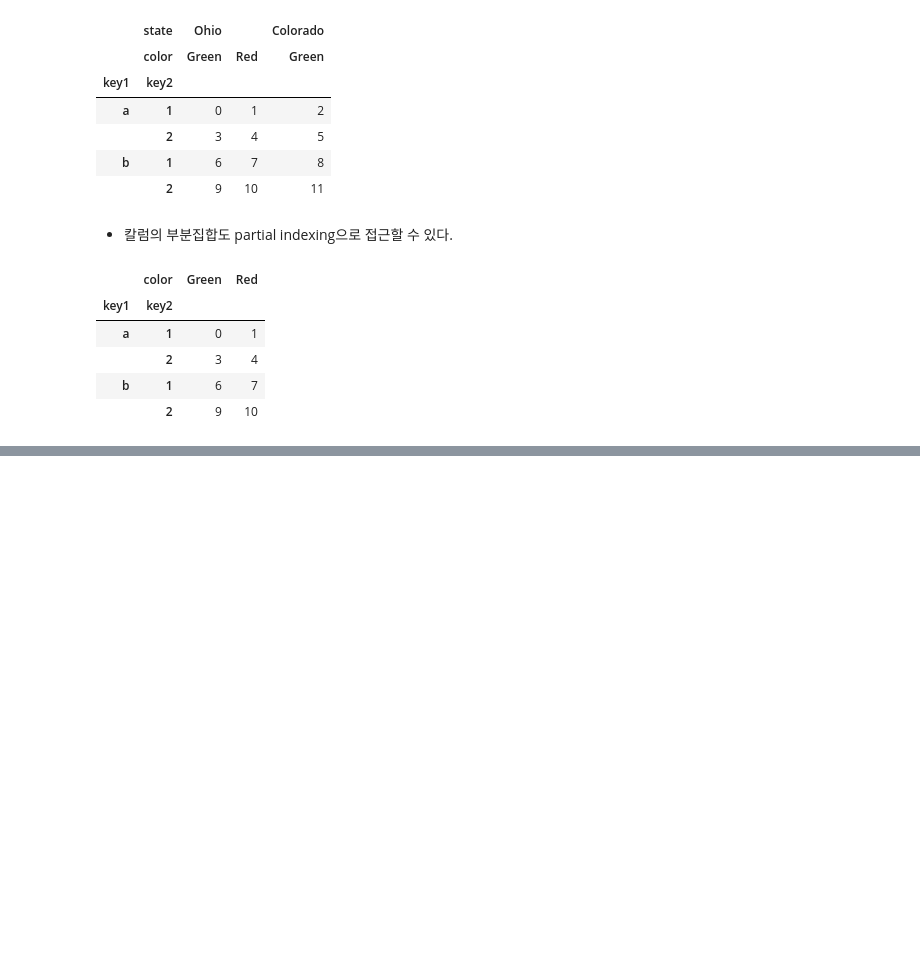
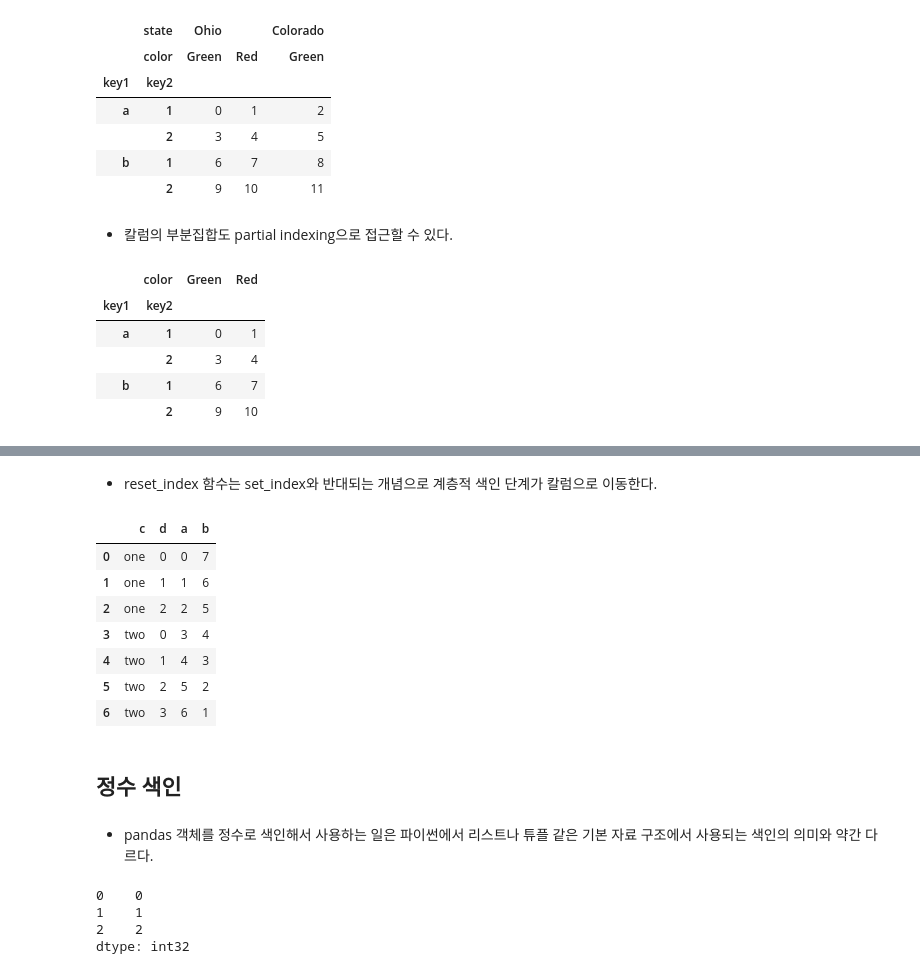
Before and after one commit to angelxtry/PyDataSc, a Jupyter notebook: PyForDA/ch05-pandas_basic/pandas_basic2.ipynb, the cells around one changed output, grey strips where cells are left out. Saved outputs shown, nothing was run; the diff lists cells and outputs as text; code cells hidden in the pictures; blank space fills up the shorter version.

```diff
--- a/PyForDA/ch05-pandas_basic/pandas_basic2.ipynb
+++ b/PyForDA/ch05-pandas_basic/pandas_basic2.ipynb
@@ -850,0 +1141,17 @@ frame['Ohio']
+# %% [markdown]
+* reset_index 함수는 set_index와 반대되는 개념으로 계층적 색인 단계가 칼럼으로 이동한다.
+# %%
+frame2.reset_index()
+# %% [output]
+|  | c | d | a | b |
+| 0 | one | 0 | 0 | 7 |
+| 1 | one | 1 | 1 | 6 |
+| 2 | one | 2 | 2 | 5 |
+| 3 | two | 0 | 3 | 4 |
+| 4 | two | 1 | 4 | 3 |
+| 5 | two | 2 | 5 | 2 |
+| 6 | two | 3 | 6 | 1 |
+# %% [markdown]
+## 정수 색인
+# %% [markdown]
+* pandas 객체를 정수로 색인해서 사용하는 일은 파이썬에서 리스트나 튜플 같은 기본 자료 구조에서 사용되는 색인의 의미와 약간 다르다.
@@ -850,0 +1160,7 @@ frame['Ohio']
+# %%
+ser
+# %% [output]
+0    0
+1    1
+2    2
+dtype: int32
```
Also changed, not shown: parts of 82 cells of this notebook, 2 other files.
